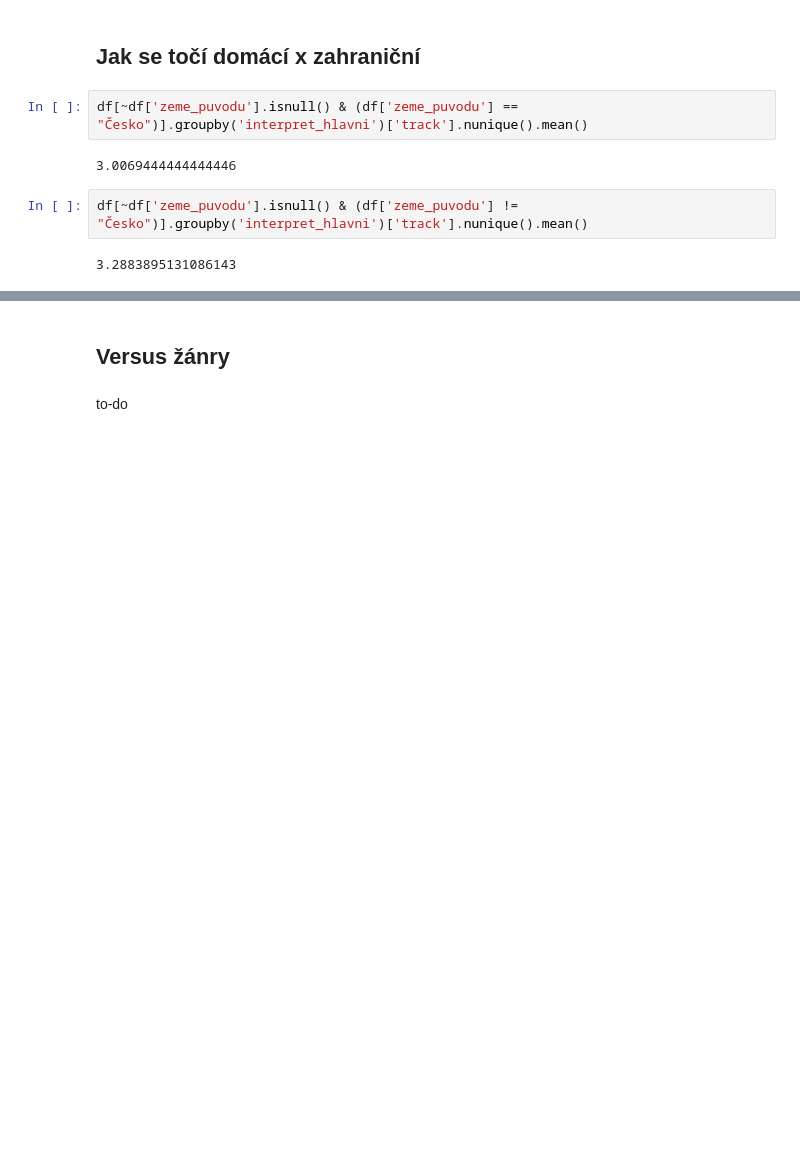
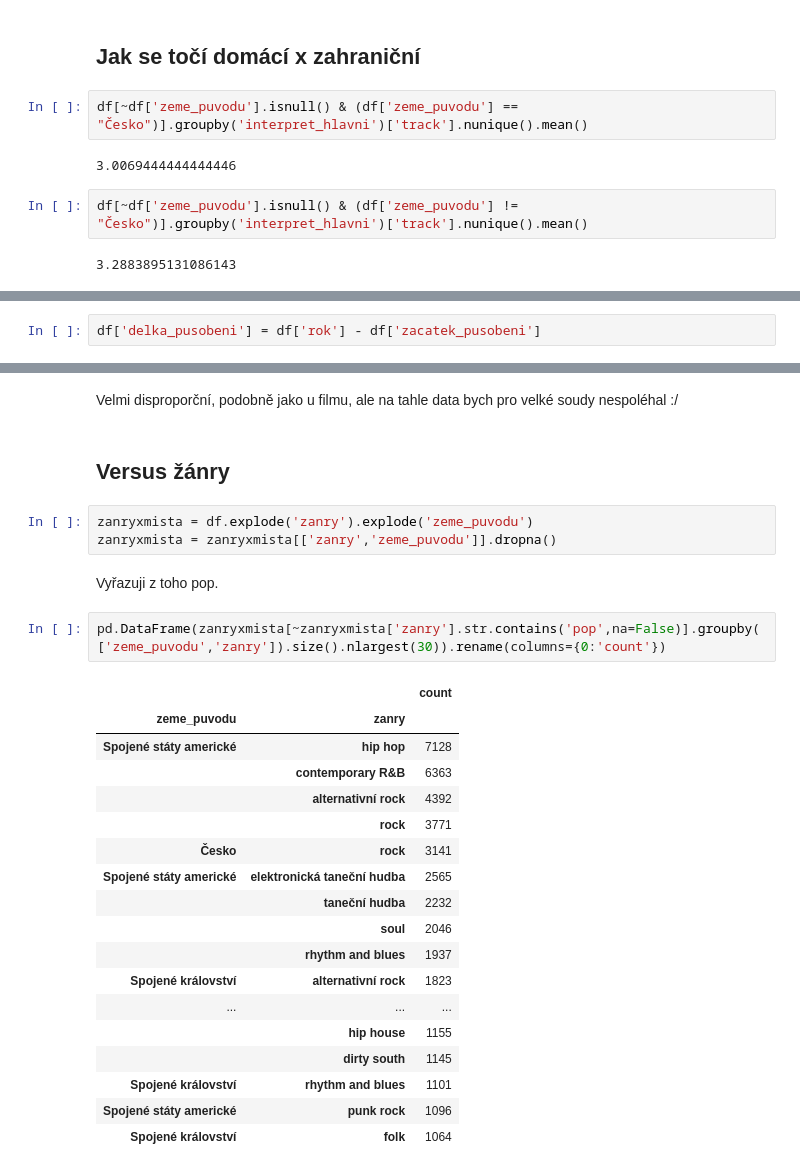
Before and after one commit to DataRozhlas/hitparady, a Jupyter notebook: 107 CZ100RADIO x místo původu.ipynb, the cells around one changed output, grey strips where cells are left out. Cells and saved outputs as stored; diff of their text form; blank space fills up the shorter version.

```diff
--- a/107 CZ100RADIO x místo původu.ipynb
+++ b/107 CZ100RADIO x místo původu.ipynb
@@ -102,0 +107,2 @@ df[~df['zeme_puvodu'].isnull() & (df['zeme_puvodu'] != "Česko")].groupby('inter
+# %%
+df['delka_pusobeni'] = df['rok'] - df['zacatek_pusobeni']
@@ -103,4 +134,30 @@ df[~df['zeme_puvodu'].isnull() & (df['zeme_puvodu'] != "Česko")].groupby('inter
+# %% [markdown]
+Velmi disproporční, podobně jako u filmu, ale na tahle data bych pro velké soudy nespoléhal :/
 # %% [markdown]
 ## Versus žánry
-# %% [markdown]
-to-do
+# %%
+zanryxmista = df.explode('zanry').explode('zeme_puvodu')
+zanryxmista = zanryxmista[['zanry','zeme_puvodu']].dropna()
+# %% [markdown]
+Vyřazuji z toho pop.
+# %%
+pd.DataFrame(zanryxmista[~zanryxmista['zanry'].str.contains('pop',na=False)].groupby(['zeme_puvodu','zanry']).size().nlargest(30)).rename(columns={0:'count'})
+# %% [output]
+|  |  | count |
+| zeme_puvodu | zanry |  |
+| Spojené státy americké | hip hop | 7128 |
+|  | contemporary R&B | 6363 |
+|  | alternativní rock | 4392 |
+|  | rock | 3771 |
+| Česko | rock | 3141 |
+| Spojené státy americké | elektronická taneční hudba | 2565 |
+|  | taneční hudba | 2232 |
+|  | soul | 2046 |
+|  | rhythm and blues | 1937 |
+| Spojené království | alternativní rock | 1823 |
+| ... | ... | ... |
+|  | hip house | 1155 |
+|  | dirty south | 1145 |
+| Spojené království | rhythm and blues | 1101 |
+| Spojené státy americké | punk rock | 1096 |
+| Spojené království | folk | 1064 |
```
Also changed, not shown: parts of 7 cells of this notebook, 3 other files.
